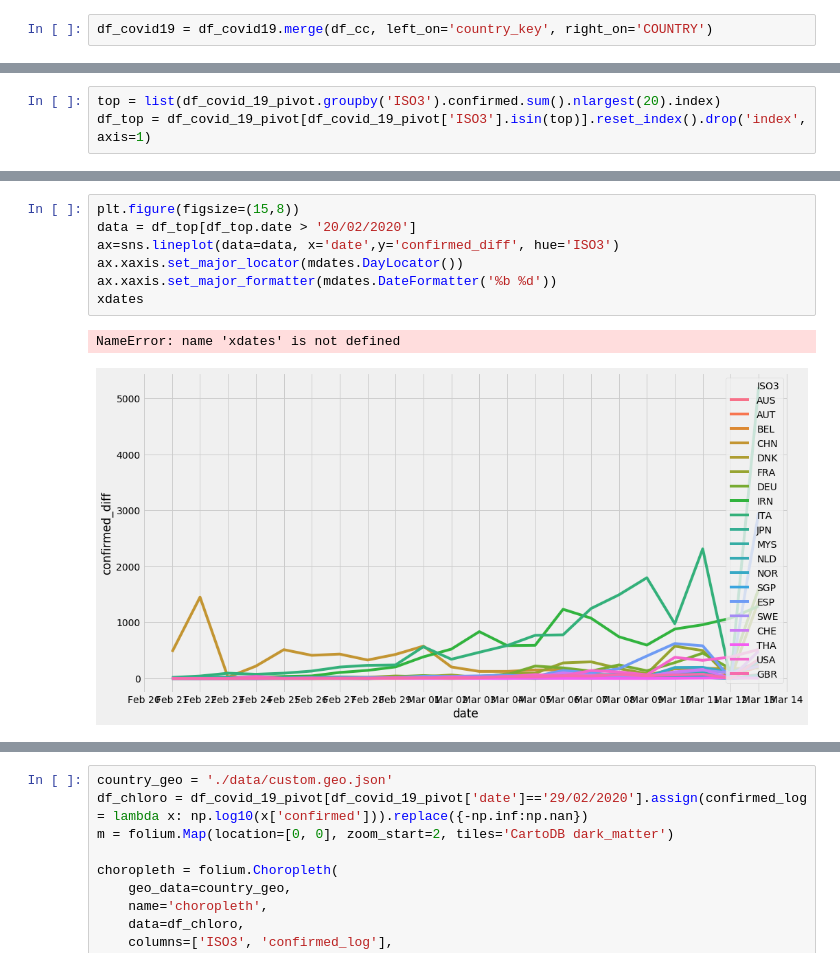
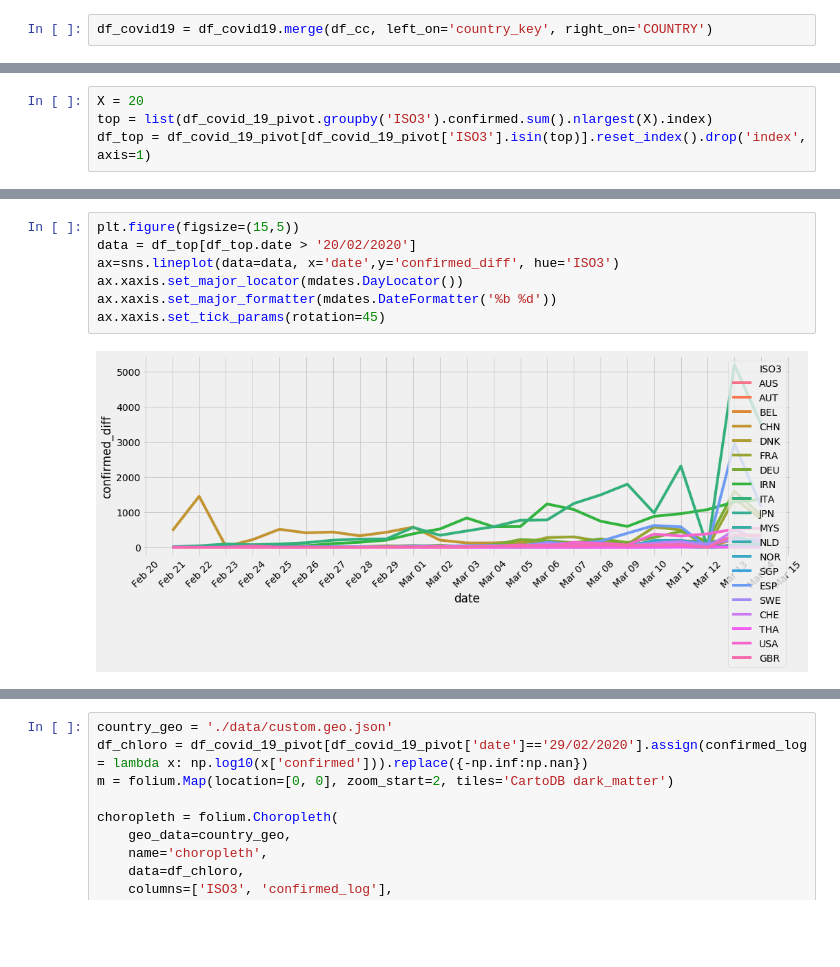
Before and after one commit to normannexo/COVID-19, a Jupyter notebook: covid19_johns_hopkins.ipynb, the cells around one changed output, grey strips where cells are left out. Cells and saved outputs as stored; diff of their text form; blank space fills up the shorter version.

```diff
--- a/covid19_johns_hopkins.ipynb
+++ b/covid19_johns_hopkins.ipynb
@@ -180,3 +206,4 @@ plot_country("DEU")
 # %%
-top = list(df_covid_19_pivot.groupby('ISO3').confirmed.sum().nlargest(20).index)
+X = 20
+top = list(df_covid_19_pivot.groupby('ISO3').confirmed.sum().nlargest(X).index)
 df_top = df_covid_19_pivot[df_covid_19_pivot['ISO3'].isin(top)].reset_index().drop('index', axis=1)
@@ -205,10 +236,9 @@ sns.relplot(data=df_top.melt(id_vars=['Country/Region', 'ISO3', 'date'], value_n
 # %%
-plt.figure(figsize=(15,8))
+plt.figure(figsize=(15,5))
 data = df_top[df_top.date > '20/02/2020']
 ax=sns.lineplot(data=data, x='date',y='confirmed_diff', hue='ISO3')
 ax.xaxis.set_major_locator(mdates.DayLocator())
 ax.xaxis.set_major_formatter(mdates.DateFormatter('%b %d'))
-xdates
+ax.xaxis.set_tick_params(rotation=45)
 # %% [output]
-NameError: name 'xdates' is not defined
-[figure, old version]
+[figure, new version]
```
Also changed, not shown: parts of 36 cells of this notebook, 3 other files.
